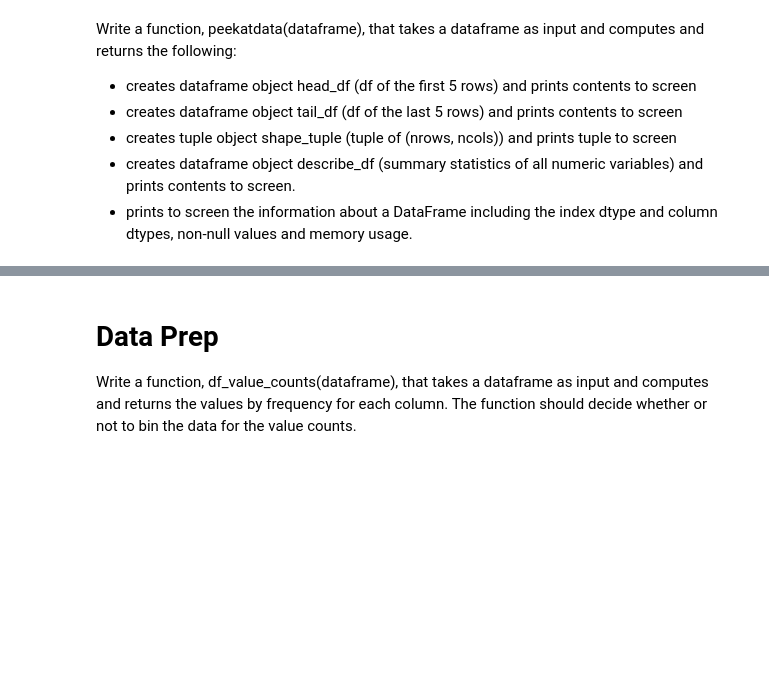
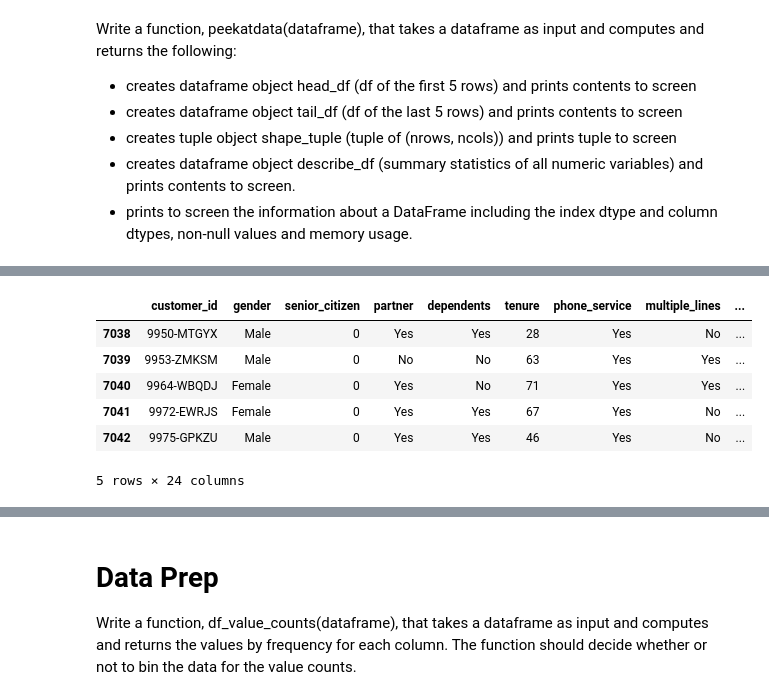
Before and after one commit to codeup-classification-project-ada/Classification, a Jupyter notebook: Codeup_Classification_Project_Ada_Final.ipynb, the cells around one changed output, grey strips where cells are left out. Cells and saved outputs as stored; diff of their text form; code cells hidden in the pictures; blank space fills up the shorter version.

```diff
--- a/Codeup_Classification_Project_Ada_Final.ipynb
+++ b/Codeup_Classification_Project_Ada_Final.ipynb
@@ -136,0 +168,11 @@ dtype: object
+# %%
+from telco_prepare import df_tail
+df_tail(df)
+# %% [output]
+|  | customer_id | gender | senior_citizen | partner | dependents | tenure | phone_service | multiple_lines | ... |
+| 7038 | 9950-MTGYX | Male | 0 | Yes | Yes | 28 | Yes | No | ... |
+| 7039 | 9953-ZMKSM | Male | 0 | No | No | 63 | Yes | Yes | ... |
+| 7040 | 9964-WBQDJ | Female | 0 | Yes | No | 71 | Yes | Yes | ... |
+| 7041 | 9972-EWRJS | Female | 0 | Yes | Yes | 67 | Yes | No | ... |
+| 7042 | 9975-GPKZU | Male | 0 | Yes | Yes | 46 | Yes | No | ... |
+5 rows × 24 columns
```
Also changed, not shown: parts of 20 cells of this notebook.
